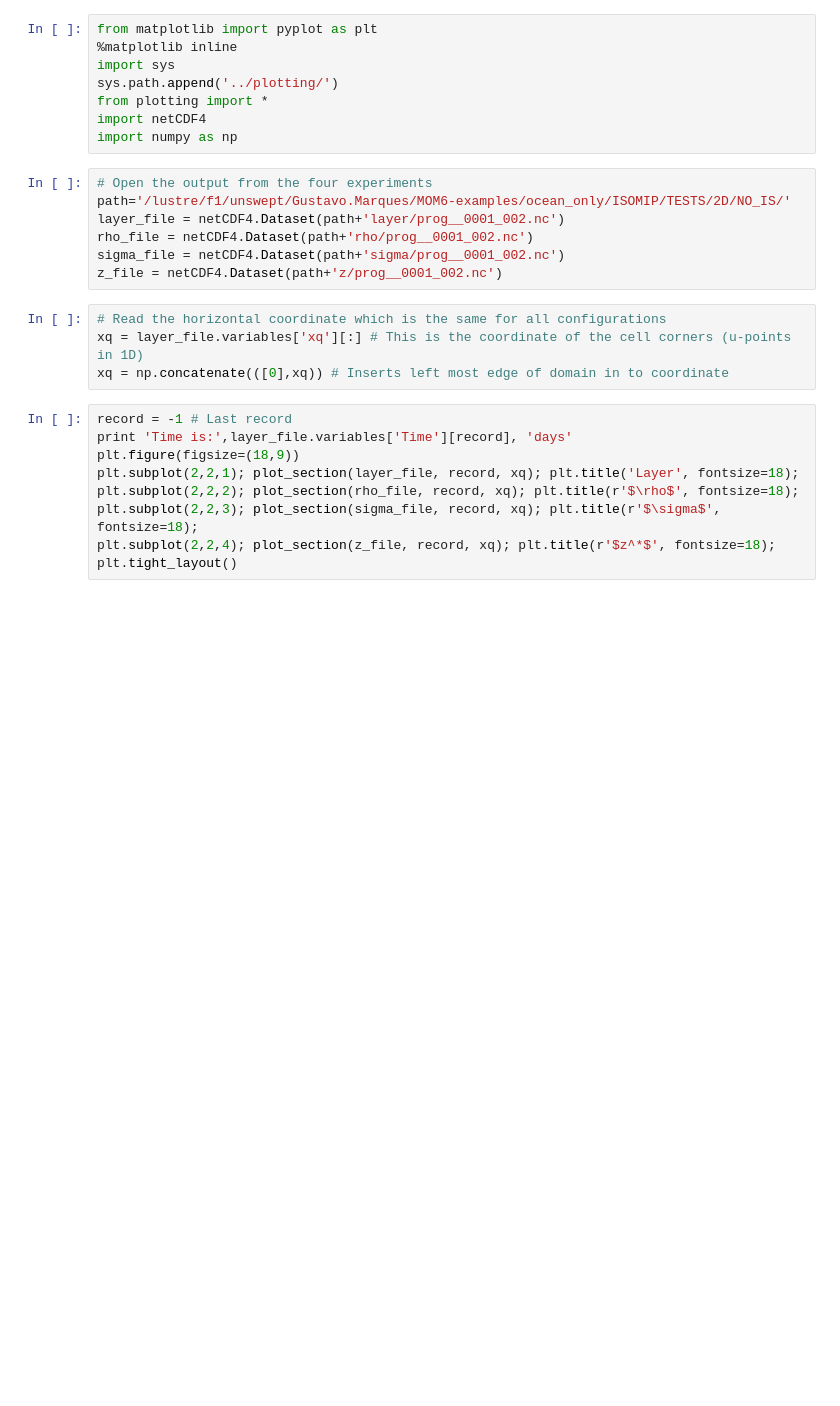
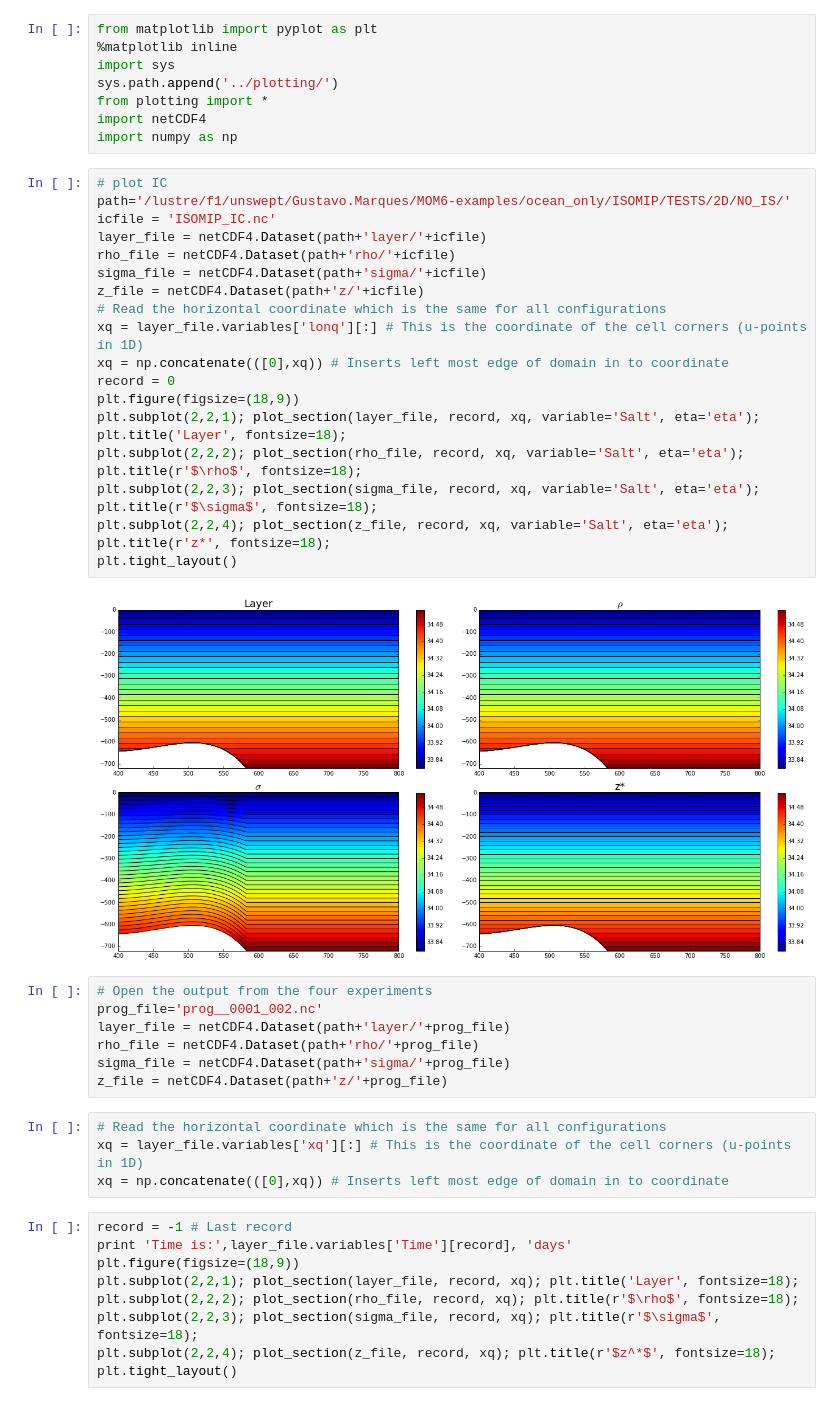
Before and after one commit to gustavo-marques/ISOMIP, a Jupyter notebook: ipynb/quiet_2D_noIS.ipynb, the cells around one changed output. Cells and saved outputs as stored; diff of their text form; blank space fills up the shorter version.

```diff
--- a/ipynb/quiet_2D_noIS.ipynb
+++ b/ipynb/quiet_2D_noIS.ipynb
@@ -6,13 +6,33 @@ sys.path.append('../plotting/')
 from plotting import *
 import netCDF4
 import numpy as np
+# %%
+# plot IC
+path='/lustre/f1/unswept/Gustavo.Marques/MOM6-examples/ocean_only/ISOMIP/TESTS/2D/NO_IS/'
+icfile = 'ISOMIP_IC.nc'
+layer_file = netCDF4.Dataset(path+'layer/'+icfile)
+rho_file = netCDF4.Dataset(path+'rho/'+icfile)
+sigma_file = netCDF4.Dataset(path+'sigma/'+icfile)
+z_file = netCDF4.Dataset(path+'z/'+icfile)
+# Read the horizontal coordinate which is the same for all configurations
+xq = layer_file.variables['lonq'][:] # This is the coordinate of the cell corners (u-points in 1D)
+xq = np.concatenate(([0],xq)) # Inserts left most edge of domain in to coordinate
+record = 0
+plt.figure(figsize=(18,9))
+plt.subplot(2,2,1); plot_section(layer_file, record, xq, variable='Salt', eta='eta'); plt.title('Layer', fontsize=18);
+plt.subplot(2,2,2); plot_section(rho_file, record, xq, variable='Salt', eta='eta'); plt.title(r'$\rho$', fontsize=18);
+plt.subplot(2,2,3); plot_section(sigma_file, record, xq, variable='Salt', eta='eta'); plt.title(r'$\sigma$', fontsize=18);
+plt.subplot(2,2,4); plot_section(z_file, record, xq, variable='Salt', eta='eta'); plt.title(r'z*', fontsize=18);
+plt.tight_layout()
+# %% [output]
+[figure, added]
 # %%
 # Open the output from the four experiments
-path='/lustre/f1/unswept/Gustavo.Marques/MOM6-examples/ocean_only/ISOMIP/TESTS/2D/NO_IS/'
-layer_file = netCDF4.Dataset(path+'layer/prog__0001_002.nc')
-rho_file = netCDF4.Dataset(path+'rho/prog__0001_002.nc')
-sigma_file = netCDF4.Dataset(path+'sigma/prog__0001_002.nc')
-z_file = netCDF4.Dataset(path+'z/prog__0001_002.nc')
+prog_file='prog__0001_002.nc'
+layer_file = netCDF4.Dataset(path+'layer/'+prog_file)
+rho_file = netCDF4.Dataset(path+'rho/'+prog_file)
+sigma_file = netCDF4.Dataset(path+'sigma/'+prog_file)
+z_file = netCDF4.Dataset(path+'z/'+prog_file)
 # %%
 # Read the horizontal coordinate which is the same for all configurations
 xq = layer_file.variables['xq'][:] # This is the coordinate of the cell corners (u-points in 1D)
```
Also changed, not shown: parts of 1 cell of this notebook, 3 other files.
